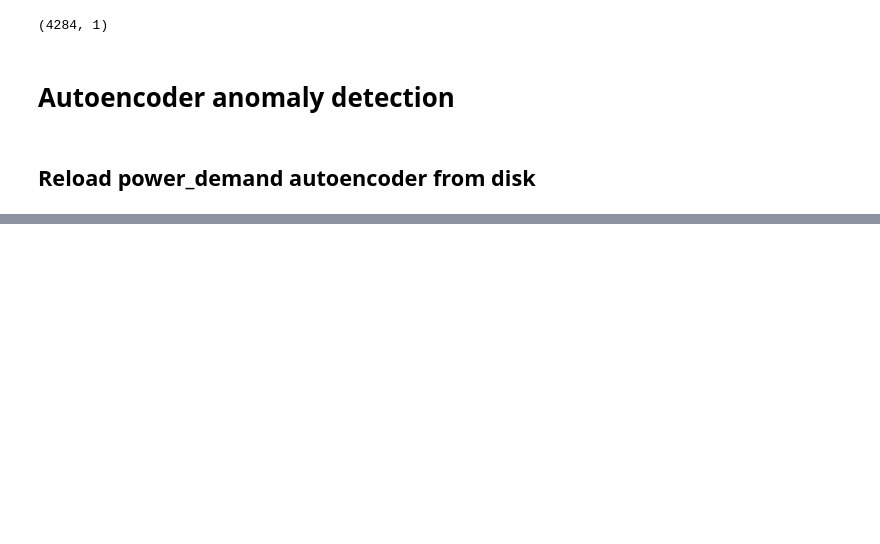
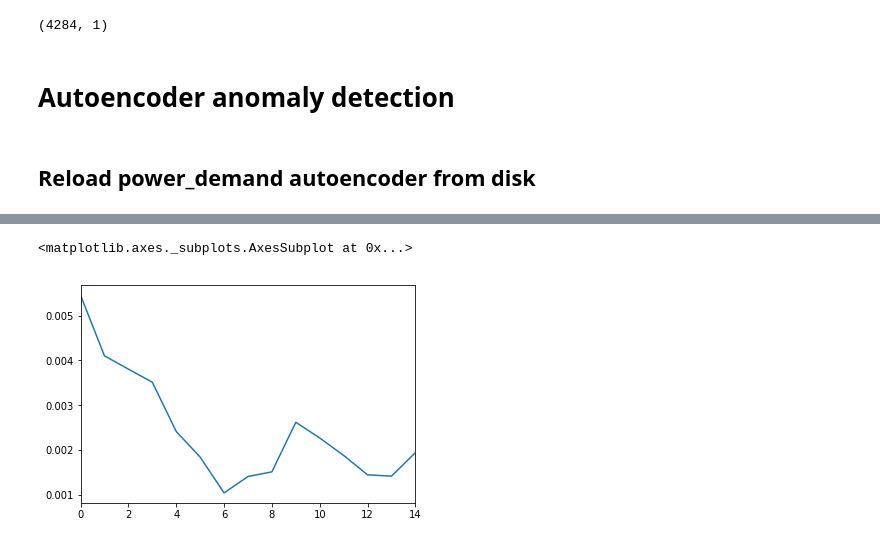
Before and after one commit to binli826/LSTM-Autoencoders, a Jupyter notebook: src/Synthetic example (Power demand dataset).ipynb, the cells around one changed output, grey strips where cells are left out. Drawn from its saved outputs; the diff is of its cells as text; code cells hidden in the pictures; blank space fills up the shorter version.

```diff
--- a/src/Synthetic example (Power demand dataset).ipynb
+++ b/src/Synthetic example (Power demand dataset).ipynb
@@ -97,0 +178,5 @@ foobar.to_csv("C:/Users/Bin/Desktop/Thesis/tmp/EncDecADModel_online_init/power_d
+# %%
+pd.Series(loss_overall).plot()
+# %% [output]
+<matplotlib.axes._subplots.AxesSubplot at 0x...>
+[figure, added]
```
Also changed, not shown: parts of 21 cells of this notebook, 1 other file.
